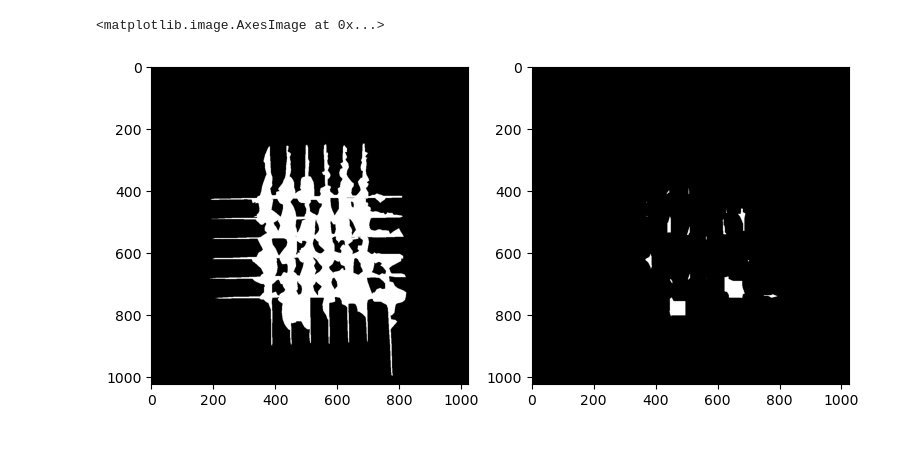
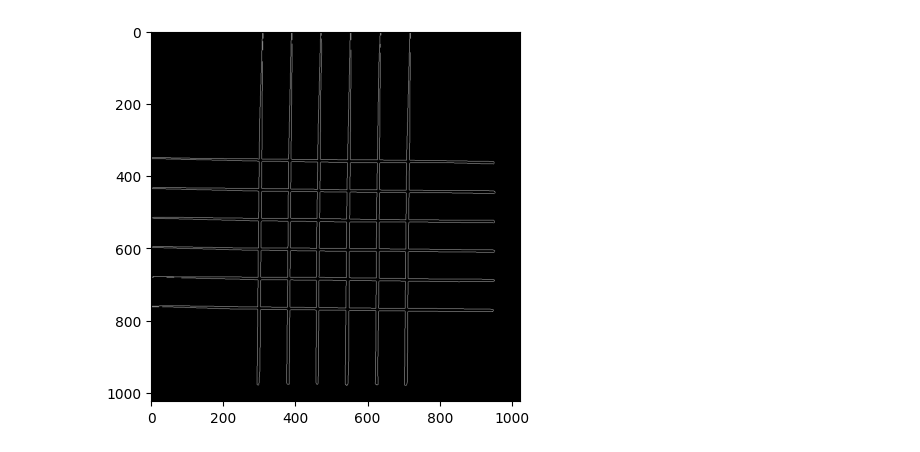
Before and after one commit to chenzhaoqiJM/pythonDemo, a Jupyter notebook: paddlepaddle/segmentation/统计特征/label轮廓求取.ipynb, the cells around one changed output. Cells and saved outputs as stored; diff of their text form; code cells hidden in the pictures.

```diff
--- a/paddlepaddle/segmentation/统计特征/label轮廓求取.ipynb
+++ b/paddlepaddle/segmentation/统计特征/label轮廓求取.ipynb
@@ -6,7 +6,7 @@ import os
 from PIL import Image
 import matplotlib.pyplot as plt
 # %%
-img = Image.open(r'C:\Users\hp\Desktop\4_rect_1\1024\gtFine\1.png')
+img = Image.open(r'C:\Users\hp\Desktop\linegrid\annotations\119.png')
 img = np.array(img)
 # %%
 binary_map = np.zeros_like(img, dtype=np.uint8)
@@ -15,15 +18,7 @@ binary_map[img == 1] = 255
-# %%
-se = cv2.getStructuringElement(cv2.MORPH_RECT, (40, 40))
-se1 = cv2.getStructuringElement(cv2.MORPH_RECT, (1, 1))
-# binary_se = cv2.morphologyEx(binary_map, cv2.MORPH_CLOSE, se) # 形态学开操作
-binary_se = cv2.erode(binary_map, se)
-# binary_se = cv2.dilate(binary_map, se)
-# binary_se = cv2.erode(binary_se, se)
-plt.figure(figsize=(9,18))
-plt.subplot(1,2,1)
-plt.imshow(binary_map, cmap='gray')
-plt.subplot(1,2,2)
-plt.imshow(binary_se, cmap='gray')
-# %% [output]
-<matplotlib.image.AxesImage at 0x...>
-[figure, removed]
+# %%
+# img2 = cv2.Laplacian(binary_map, -1)
+img2 = cv2.Canny(binary_map, 100, 200)
+plt.imshow(img2, cmap='gray')
+plt.show()
+# %% [output]
+[figure, added]
```
Also changed, not shown: parts of 4 cells of this notebook, 6 other files.
